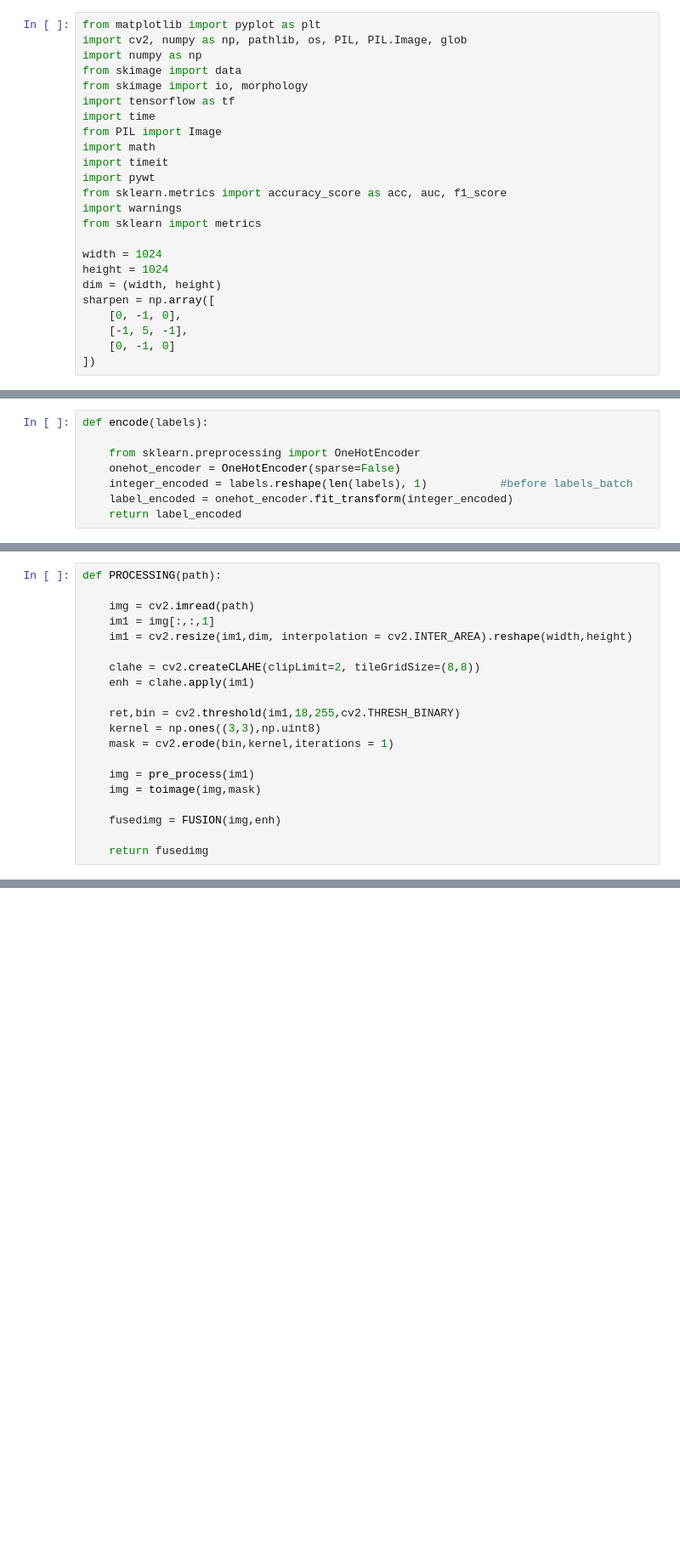
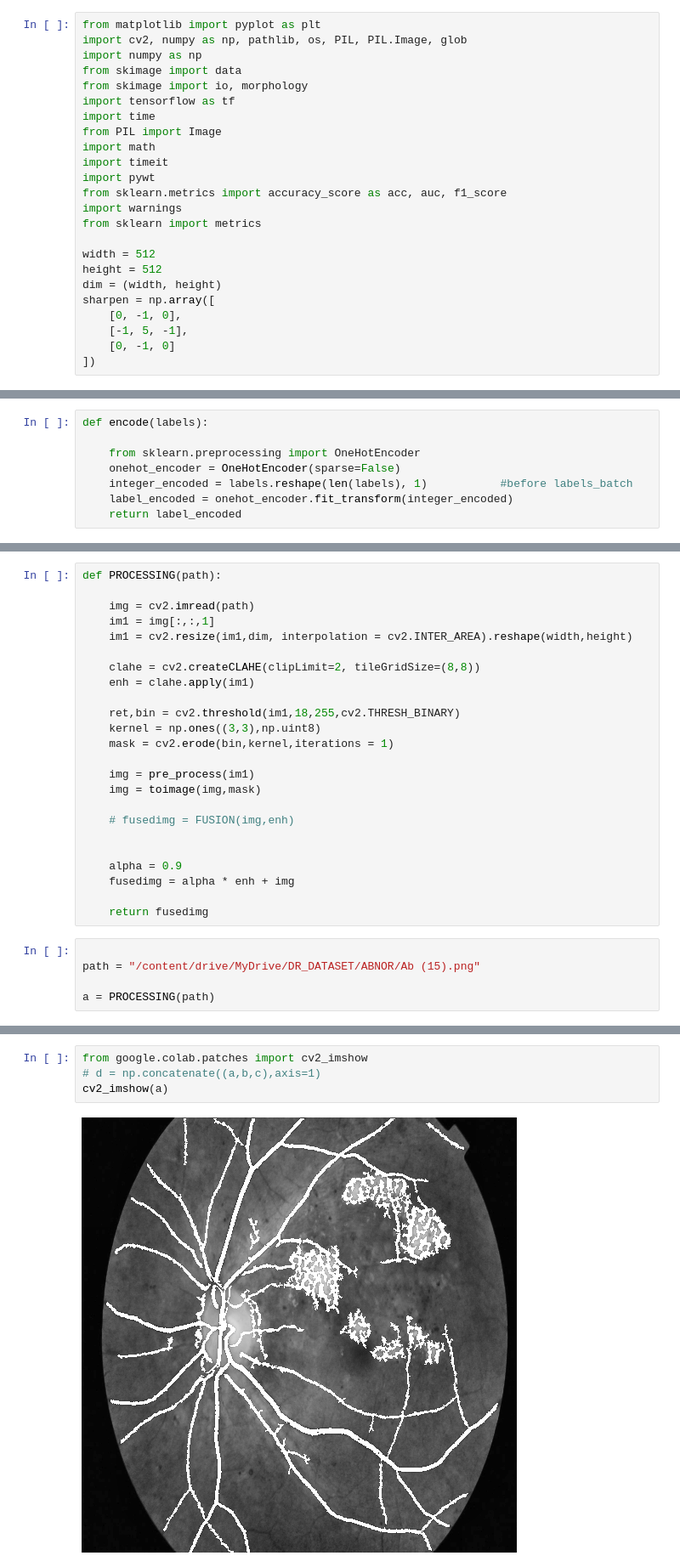
Before and after one commit to saadather94/DiabeticRetinopathy, a Jupyter notebook: MODEL_IMP_EXU.ipynb, the cells around one changed output, grey strips where cells are left out. Shown: that part at 85% size. Saved outputs shown, nothing was run; the diff lists cells and outputs as text; blank space fills up the shorter version.

```diff
--- a/MODEL_IMP_EXU.ipynb
+++ b/MODEL_IMP_EXU.ipynb
@@ -14,8 +14,8 @@ from sklearn.metrics import accuracy_score as acc, auc, f1_score
 import warnings
 from sklearn import metrics
 
-width = 1024
-height = 1024
+width = 512
+height = 512
 dim = (width, height)
 sharpen = np.array([
     [0, -1, 0],
@@ -207,6 +207,15 @@ def PROCESSING(path):
     img = pre_process(im1)
     img = toimage(img,mask)
 
-    fusedimg = FUSION(img,enh)
+    # fusedimg = FUSION(img,enh)
+
+
+    alpha = 0.9
+    fusedimg = alpha * enh + img
 
     return fusedimg
+# %%
+
+path = "/content/drive/MyDrive/DR_DATASET/ABNOR/Ab (15).png"
+
+a = PROCESSING(path)
@@ -213,3 +226,9 @@ def PROCESSING(path):
+# %%
+from google.colab.patches import cv2_imshow
+# d = np.concatenate((a,b,c),axis=1)
+cv2_imshow(a)
+# %% [output]
+[figure, added]
 # %%
 data_dir = pathlib.Path('/content/drive/MyDrive/IMG_EXU_SET').with_suffix('')
 data_dir2 = pathlib.Path('/content/drive/MyDrive/IMG_EXU_SET/AbNR').with_suffix('')
```
Also changed, not shown: parts of 9 cells of this notebook, 2 other files.
